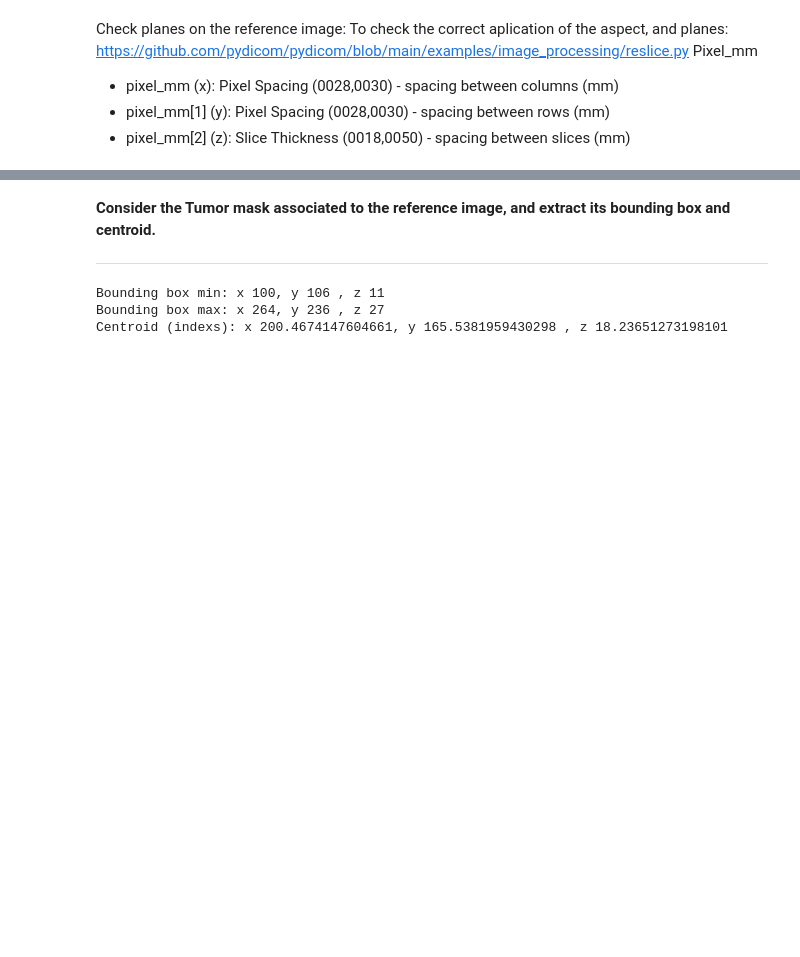
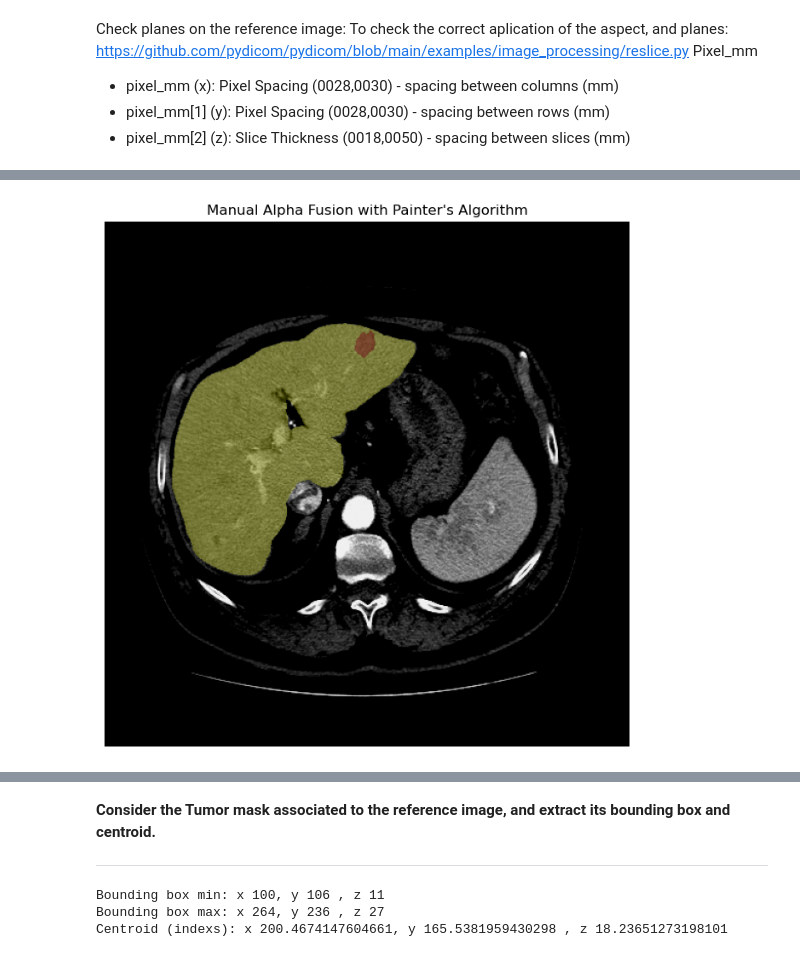
Before and after one commit to Lidnmp/medical_images_project, a Jupyter notebook: project.ipynb, the cells around one changed output, grey strips where cells are left out. Saved outputs shown, nothing was run; the diff lists cells and outputs as text; code cells hidden in the pictures; blank space fills up the shorter version.

```diff
--- a/project.ipynb
+++ b/project.ipynb
@@ -515,0 +421,58 @@ plt.show()
+# %%
+
+idx=20
+
+bg = windowed_ct_images[idx]
+fg1 = liver_mask[idx]
+fg2 = tumor_mask[idx]
+
+# Select colormaps for each foreground
+# https://panamahitek.com/mapas-de-colores-en-python-con-matplotlib/
+cmap1 = plt.colormaps['plasma']
+cmap2 = plt.colormaps['Reds']
+
+# Normalize the foregrounds to [0,1] for colormap mapping
+# if error with division by 0 add + 1e-8
+# fg1_norm = (fg1.astype(float) - fg1.min()) / (fg1.max() - fg1.min() + 1e-8)
+def normalize_foreground(fg):
+    return (fg.astype(float) - fg.min()) / (fg.max() - fg.min())
+# Apply colormaps (RGBA output) normalized grayscale to RGBA colors
+def gray_to_rgba(cmap, fg_norm):
+    return cmap(fg_norm)[..., :3]
+
+def overlay_fg(alpha_ly,fg, canvas,fg_color):
+    alpha = fg.astype(float)[..., None]*alpha_ly  # shape (H, W, 1)
+    #Blend foregorund 1 onto result wherever mask1 is True, with some transparency
+    result=canvas * (1 - alpha) + fg_color * alpha
+    return result
+
+fg1_norm = normalize_foreground(fg1)
+fg2_norm = normalize_foreground(fg2)
+
+
+fg1_color = gray_to_rgba(cmap1,fg1_norm)
+fg2_color = gray_to_rgba(cmap2,fg2_norm)
+
+# Converts the background single-channel grayscale to 3-channel RGB and normalizes to
+# Not applaying color
+bg_rgb = np.stack([bg]*3, axis=-1) / 255.0
+
+# Manual painter's algorithm
+# Add deepest layer
+canvas = bg_rgb.copy()
+alpha_ly1=0.3
+alpha_ly2=0.5
+canvas= overlay_fg(alpha_ly1,fg1,canvas,fg1_color)
+canvas= overlay_fg(alpha_ly2,fg2,canvas,fg2_color)
+
+#Normalize result to have a valid range
+canvas = np.clip(canvas, 0, 1)
+
+# Show result
+plt.figure(figsize=(8, 8))
+plt.imshow(canvas)
+plt.title("Manual Alpha Fusion with Painter's Algorithm")
+plt.axis('off')
+plt.show()
+# %% [output]
+[figure, added]
```
Also changed, not shown: parts of 15 cells of this notebook, 3 other files.
